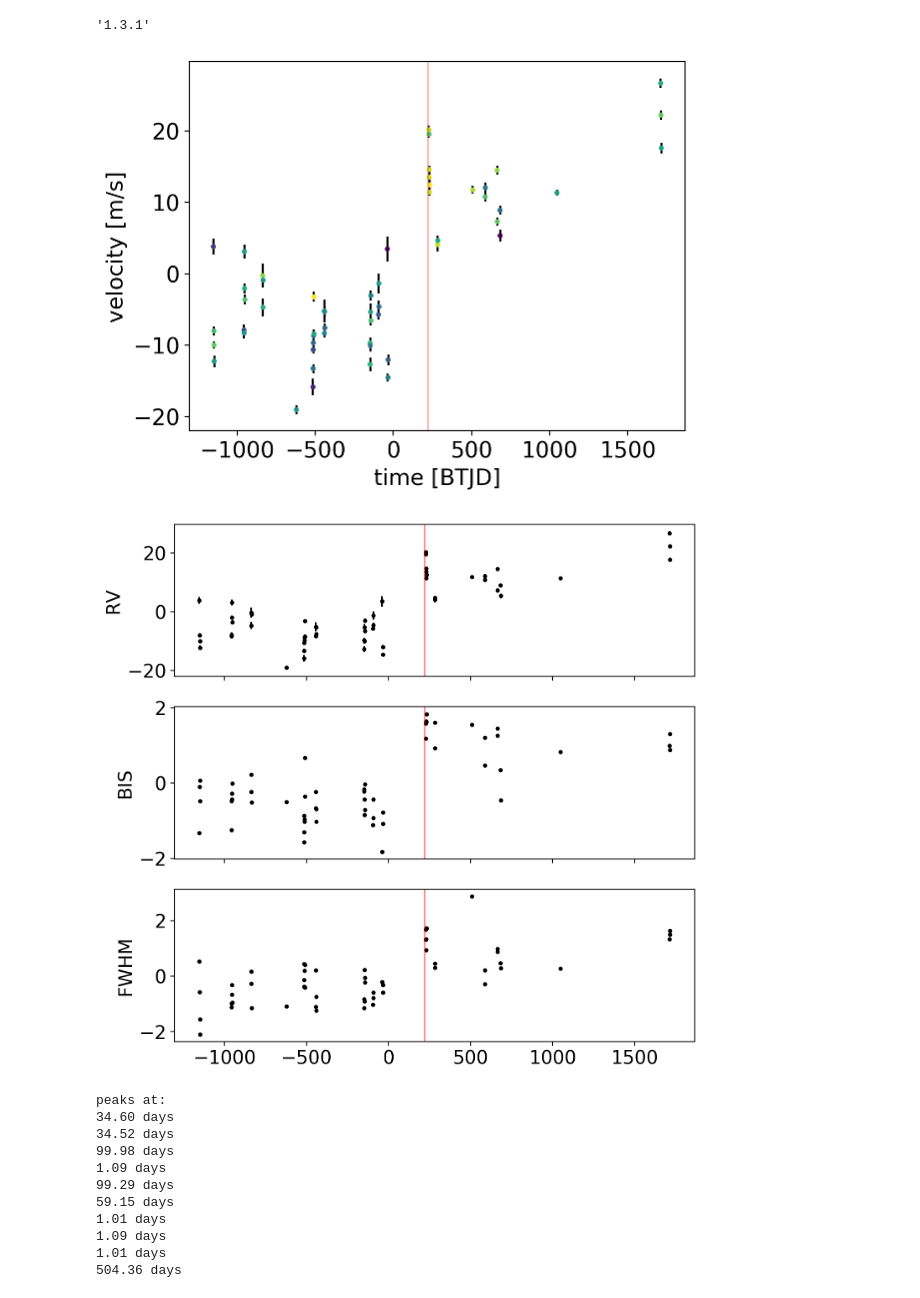
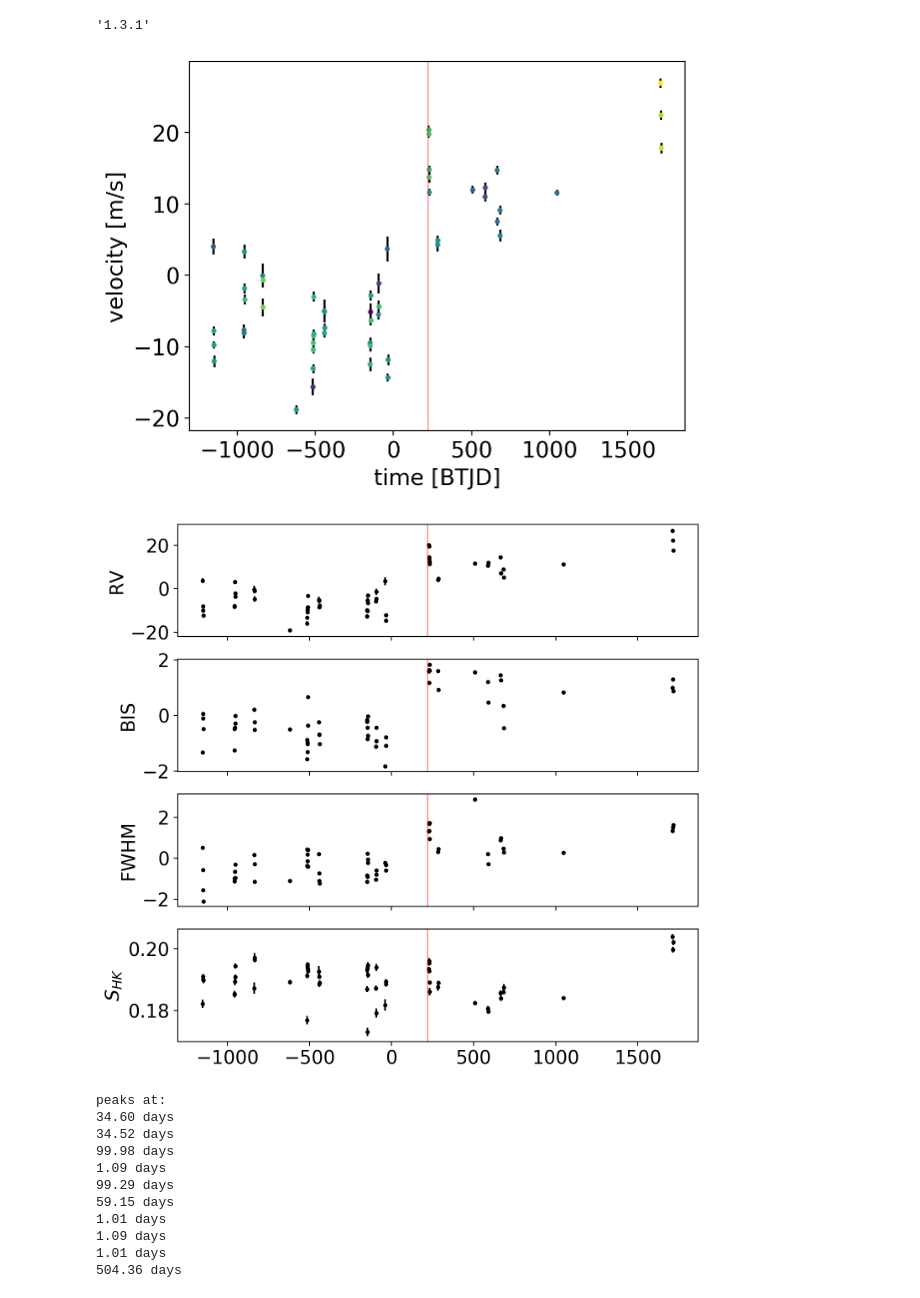
Before and after one commit to megbedell/tesstwin, a Jupyter notebook: notebooks/exoplanet/rv_fit.ipynb, the cells around one changed output. Drawn from its saved outputs; the diff is of its cells as text; code cells hidden in the pictures.

```diff
--- a/notebooks/exoplanet/rv_fit.ipynb
+++ b/notebooks/exoplanet/rv_fit.ipynb
@@ -54,34 +54,41 @@ y_rv = np.ascontiguousarray(df.rv - df.rv.mean(), dtype=np.float64)
 yerr_rv = np.ascontiguousarray(df.e_rv, dtype=np.float64)
 bis_rv = np.ascontiguousarray((df.bis - df.bis.mean()) / df.bis.std(), dtype=np.float64)
 fwhm_rv = np.ascontiguousarray((df.fwhm - df.fwhm.mean()) / df.fwhm.std(), dtype=np.float64)
+shk = np.ascontiguousarray(df.s_hk, dtype=np.float64)
+yerr_shk = np.ascontiguousarray(df.e_s_hk, dtype=np.float64)
+
 
 
 t = np.linspace(x_rv.min()-5, x_rv.max()+5, 1000)
 
 plt.errorbar(x_rv, y_rv, yerr=yerr_rv, fmt=",k", zorder=-10)
-plt.scatter(x_rv[~pug], y_rv[~pug], c=df.bis[~pug], s=7)
-plt.scatter(x_rv[pug], y_rv[pug], c=df.bis[pug], s=7)
+plt.scatter(x_rv, y_rv, c=shk, s=7)
 plt.axvline(HARPS_upgrade, c='r', alpha=0.5, lw=1)
 plt.xlabel("time [BTJD]")
 plt.ylabel("velocity [m/s]");
 # %% [output]
-[figure, old version]
+[figure, new version]
 # %%
-fig, (ax1,ax2,ax3) = plt.subplots(3,1, figsize=(8,8), sharex=True)
+fig, (ax1,ax2,ax3,ax4) = plt.subplots(4,1, figsize=(8,8), sharex=True)
 ax1.errorbar(x_rv, y_rv, yerr=yerr_rv, fmt=",k", zorder=-10)
 ax1.scatter(x_rv, y_rv, c='k', s=7)
 ax1.axvline(HARPS_upgrade, c='r', alpha=0.5, lw=1)
 ax1.set_ylabel('RV')
 
 ax2.scatter(x_rv, bis_rv, c='k', s=7)
 ax2.axvline(HARPS_upgrade, c='r', alpha=0.5, lw=1)
 ax2.set_ylabel('BIS')
 
 ax3.scatter(x_rv, fwhm_rv, c='k', s=7)
 ax3.axvline(HARPS_upgrade, c='r', alpha=0.5, lw=1)
-ax3.set_ylabel('FWHM');
+ax3.set_ylabel('FWHM')
+
+ax4.errorbar(x_rv, shk, yerr=yerr_shk, fmt=",k", zorder=-10)
+ax4.scatter(x_rv, shk, c='k', s=7)
+ax4.axvline(HARPS_upgrade, c='r', alpha=0.5, lw=1)
+ax4.set_ylabel('$S_{HK}$');
 # %% [output]
-[figure, old version]
+[figure, new version]
 # %%
 y_rv_guess = np.copy(y_rv)
 y_rv_guess[pug] -= 15.4
```
Also changed, not shown: parts of 2 cells of this notebook.
